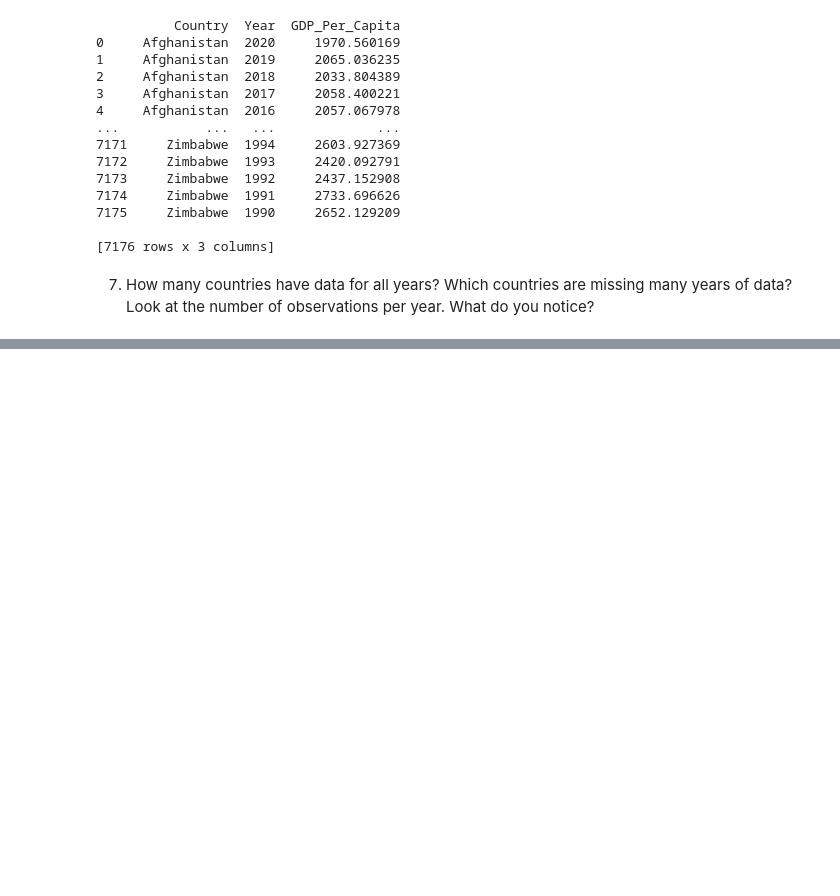
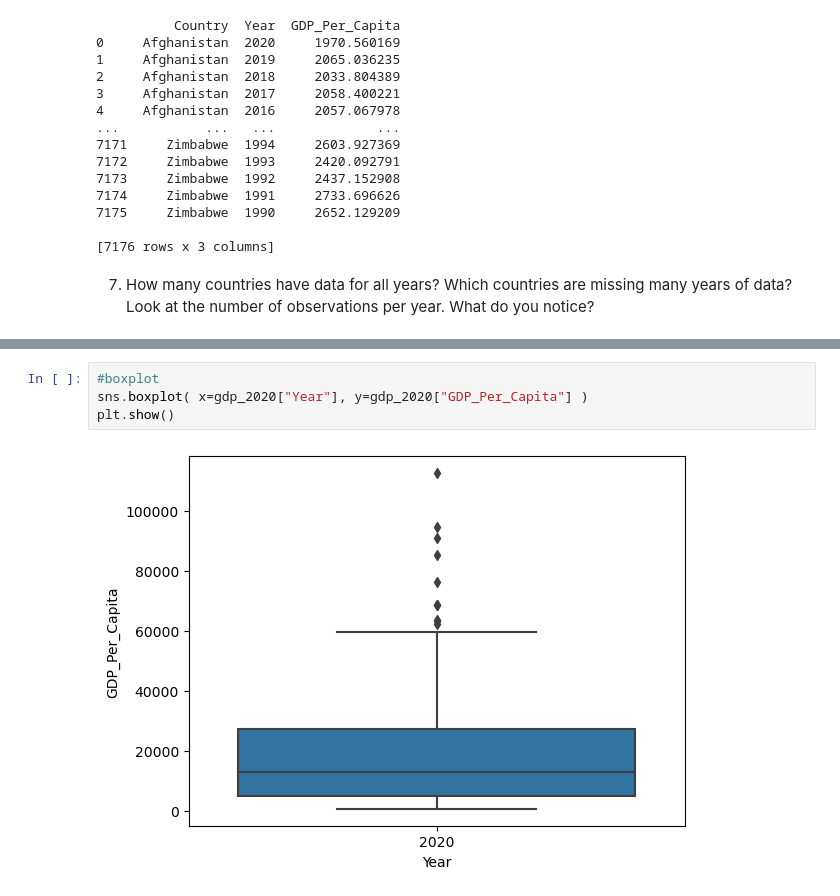
Before and after one commit to scost46/gdp-and-internet-usage-scost46, a Jupyter notebook: notebook/UN_Project.ipynb, the cells around one changed output, grey strips where cells are left out. Cells and saved outputs as stored; diff of their text form; blank space fills up the shorter version.

```diff
--- a/notebook/UN_Project.ipynb
+++ b/notebook/UN_Project.ipynb
@@ -55,0 +120,6 @@ print(gdp_df)
+# %%
+#boxplot
+sns.boxplot( x=gdp_2020["Year"], y=gdp_2020["GDP_Per_Capita"] )
+plt.show()
+# %% [output]
+[figure, added]
```
Also changed, not shown: parts of 9 cells of this notebook.
